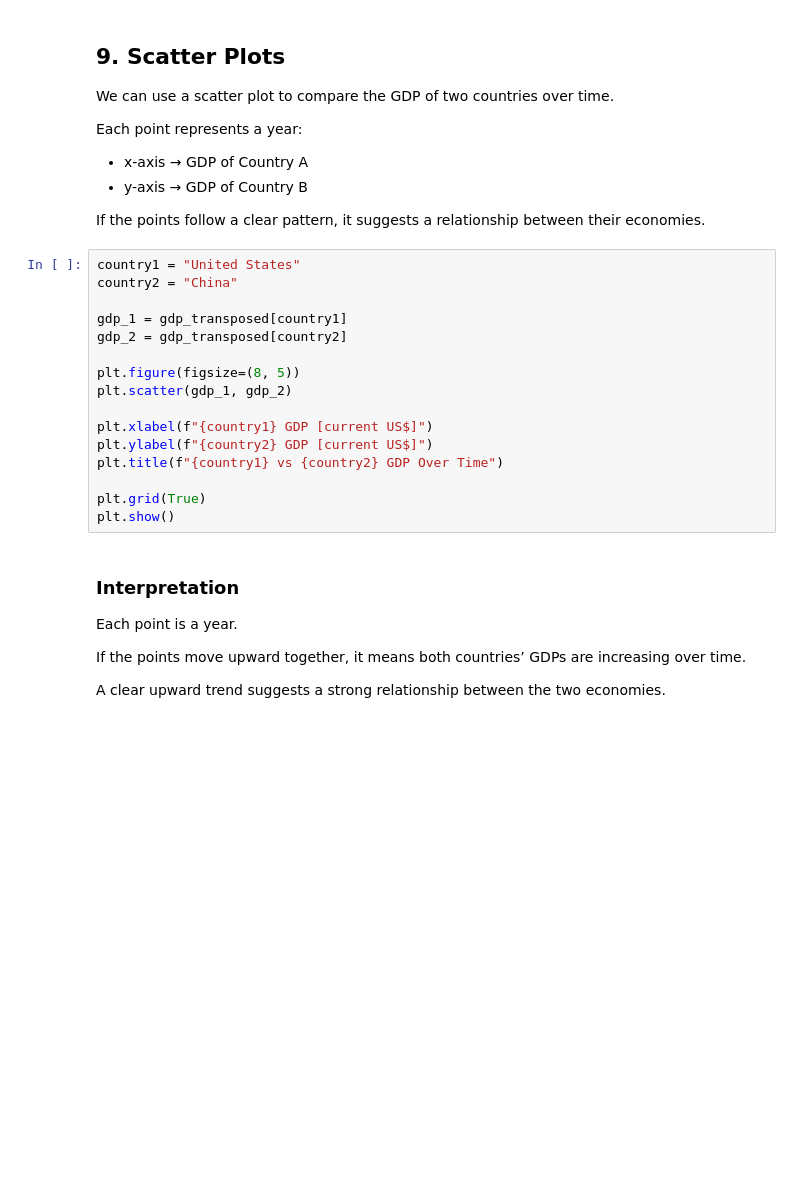
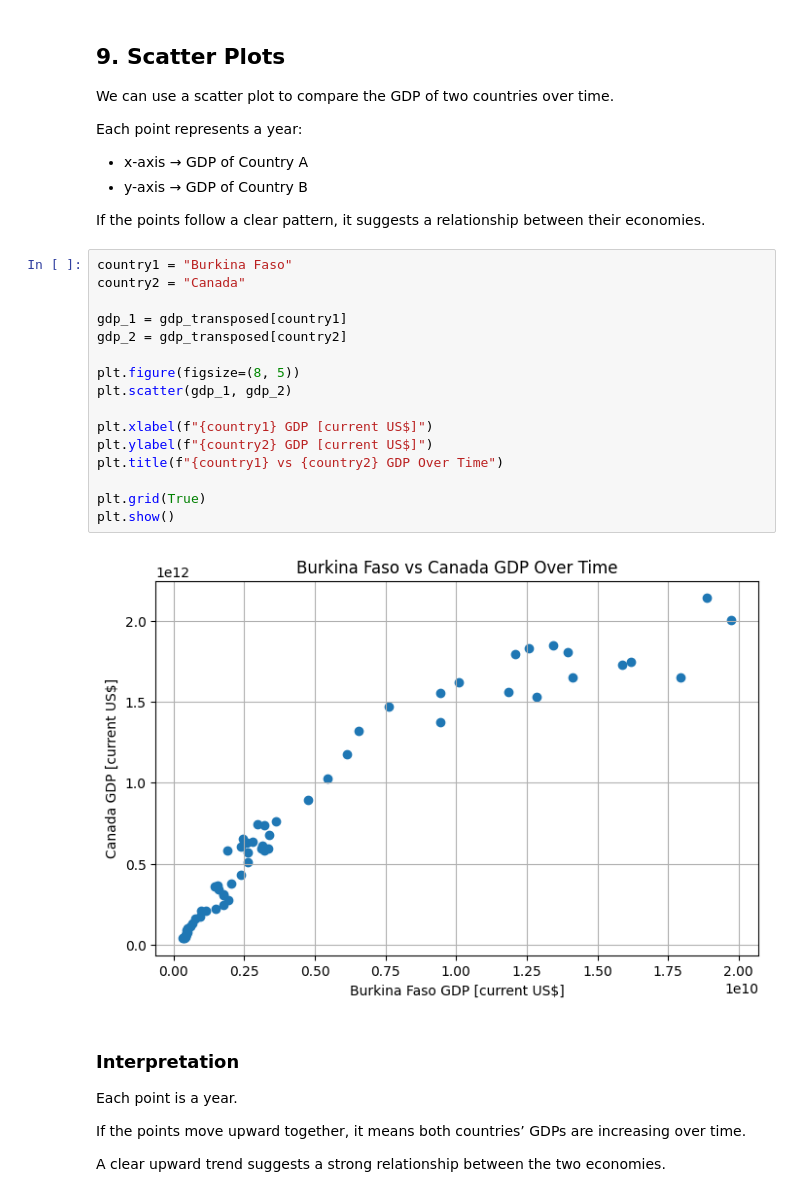
Before and after one commit to shokun723/Summer_Workshop_ShoRydberg, a Jupyter notebook: 0_Class_Notebooks/01_Know_Data_Numerical.ipynb, the cells around one changed output. Saved outputs shown, nothing was run; the diff lists cells and outputs as text; blank space fills up the shorter version.

```diff
--- a/0_Class_Notebooks/01_Know_Data_Numerical.ipynb
+++ b/0_Class_Notebooks/01_Know_Data_Numerical.ipynb
@@ -360,21 +521,23 @@ Each point represents a year:
 
 If the points follow a clear pattern, it suggests a relationship between their economies.
 # %%
-country1 = "United States"
-country2 = "China"
+country1 = "Burkina Faso"
+country2 = "Canada"
 
 gdp_1 = gdp_transposed[country1]
 gdp_2 = gdp_transposed[country2]
 
 plt.figure(figsize=(8, 5))
 plt.scatter(gdp_1, gdp_2)
 
 plt.xlabel(f"{country1} GDP [current US$]")
 plt.ylabel(f"{country2} GDP [current US$]")
 plt.title(f"{country1} vs {country2} GDP Over Time")
 
 plt.grid(True)
 plt.show()
+# %% [output]
+[figure, added]
 # %% [markdown]
 ### Interpretation
 
```
Also changed, not shown: parts of 36 cells of this notebook, 2 other files.
